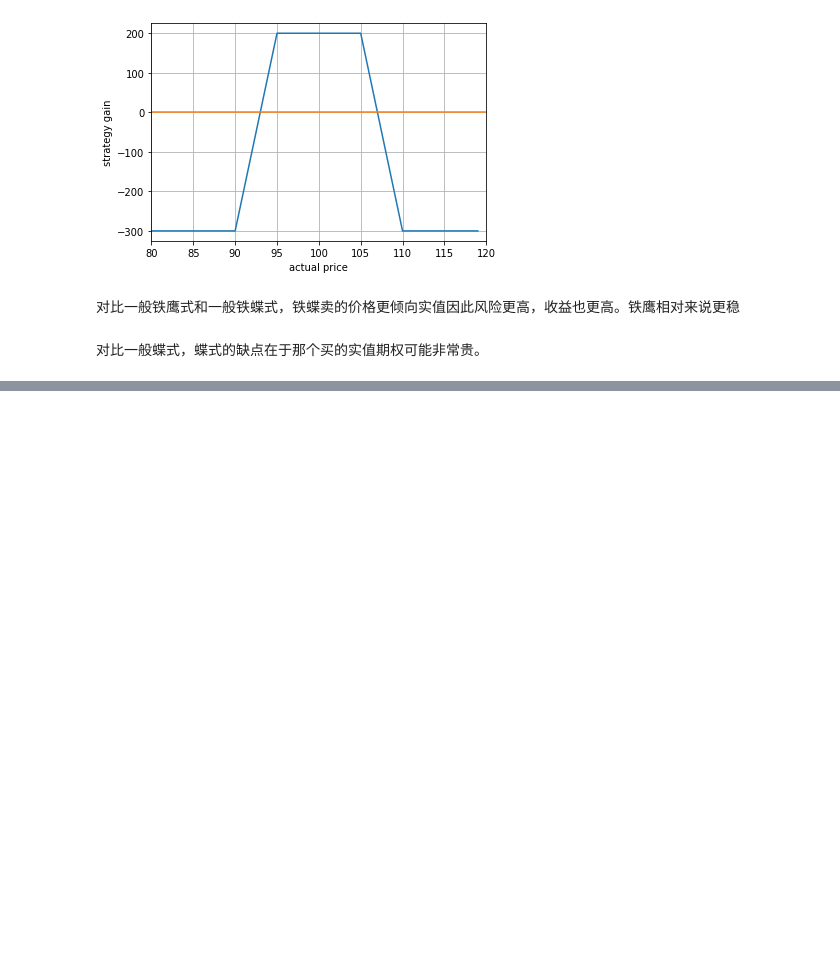
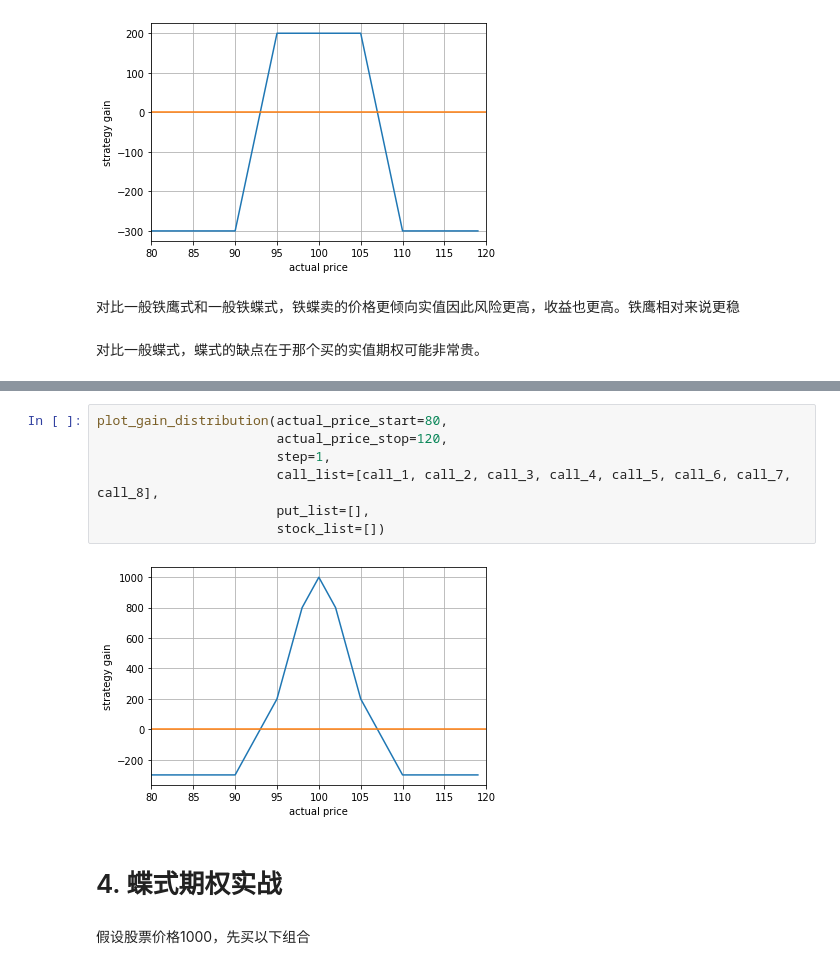
Before and after one commit to supersheepbear/notebooks, a Jupyter notebook: option/butter_fly_spread_option.ipynb, the cells around one changed output, grey strips where cells are left out. Cells and saved outputs as stored; diff of their text form; blank space fills up the shorter version.

```diff
--- a/option/butter_fly_spread_option.ipynb
+++ b/option/butter_fly_spread_option.ipynb
@@ -347,0 +401,13 @@ plot_gain_distribution(actual_price_start=80,
+# %%
+plot_gain_distribution(actual_price_start=80,
+                       actual_price_stop=120,
+                       step=1,
+                       call_list=[call_1, call_2, call_3, call_4, call_5, call_6, call_7, call_8],
+                       put_list=[],
+                       stock_list=[])
+# %% [output]
+[figure, added]
+# %% [markdown]
+# 4. 蝶式期权实战
+# %% [markdown]
+假设股票价格1000，先买以下组合
```
Also changed, not shown: parts of 9 cells of this notebook.
